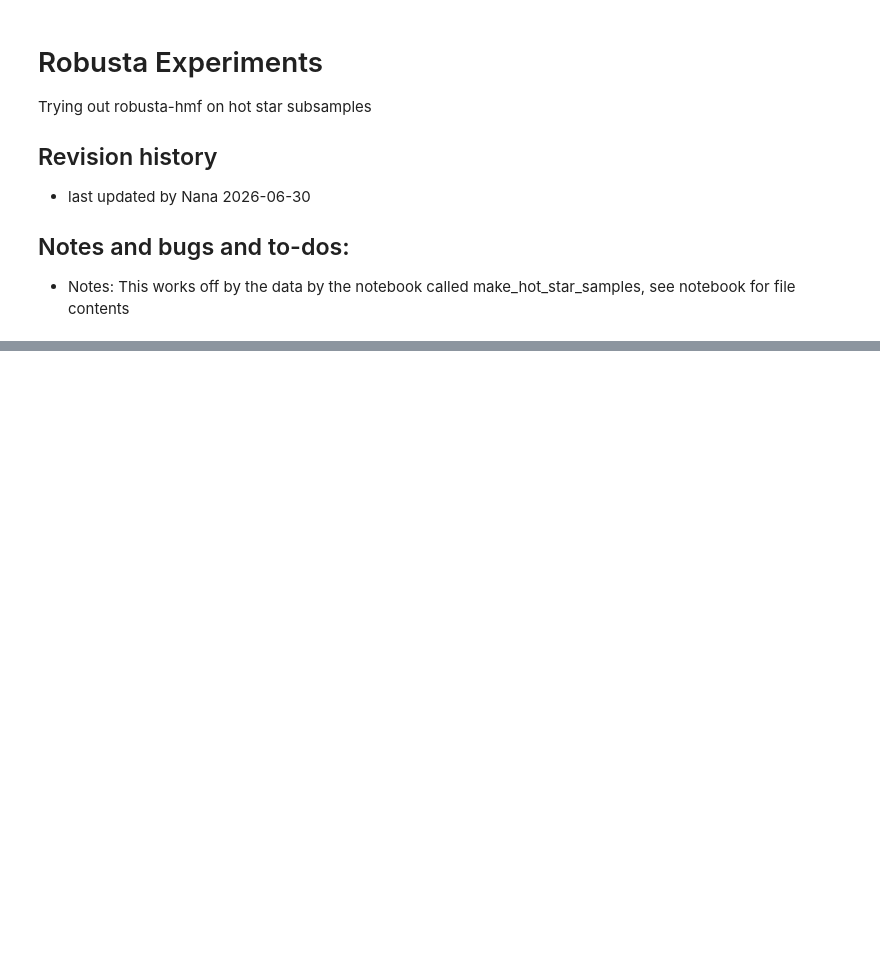
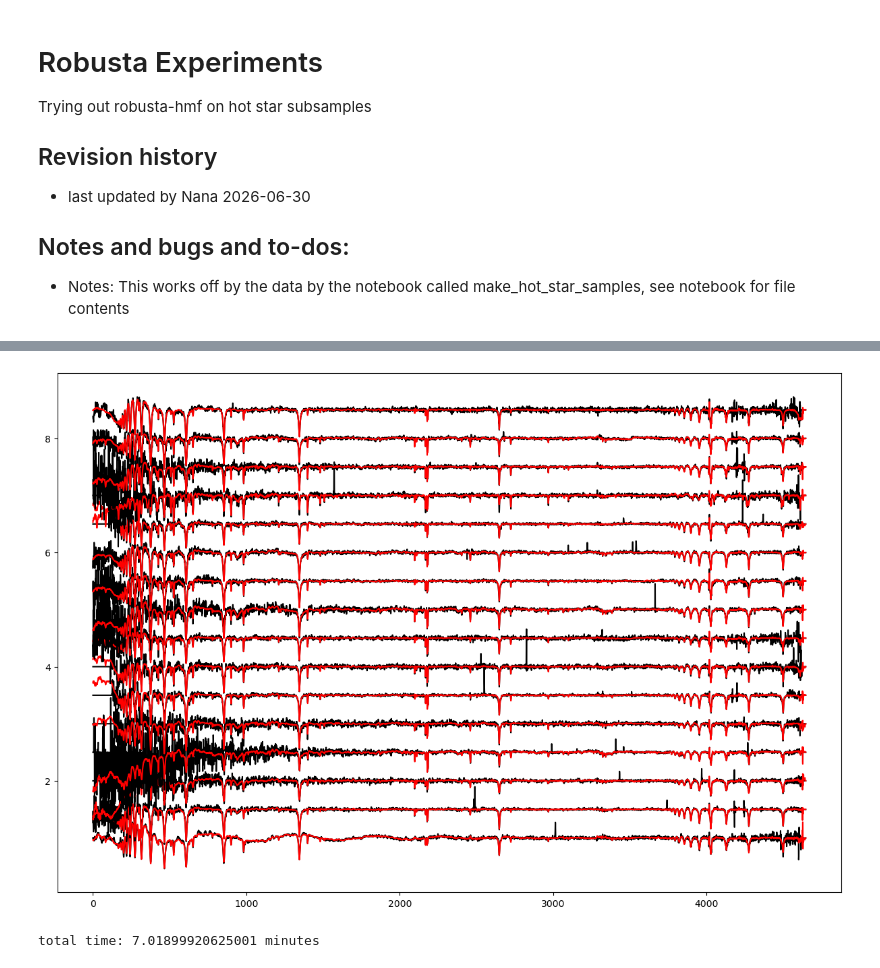
Before and after one commit to nanamiller/EmissionLineStars, a Jupyter notebook: notebooks/robusta_experiments.ipynb, the cells around one changed output, grey strips where cells are left out. Drawn from its saved outputs; the diff is of its cells as text; code cells hidden in the pictures; blank space fills up the shorter version.

```diff
--- a/notebooks/robusta_experiments.ipynb
+++ b/notebooks/robusta_experiments.ipynb
@@ -146,14 +195,21 @@ print(synth.shape)
 # %%
 # plot examples
-f = plt.figure(figsize=(15, 12))
+f = plt.figure(figsize=(15, 10))
 offset = 0.5
 for i in range(16):
     f.gca().plot(data[Bindx[i]] + i * offset, color="k")
     f.gca().plot(synth[i] + i * offset, color="r")
-plt.savefig('example_robosuta_hmf.png', dpi=300, bbox_inches='tight')
+#plt.savefig('example_robosuta_hmf.png', dpi=300, bbox_inches='tight')
+# %% [output]
+[figure, added]
 # %%
 #make pickle for hogg
 
 # file_prefix = "data_weights_subsample_2026-06-29"
 # with open(file_prefix + ".pkl", "wb") as file:
 #     pickle.dump((data[Aindx], weights[Aindx]), file)
+# %%
+end = time.perf_counter()
+print("total time:", (end - start)/60, "minutes")
+# %% [output]
+total time: 7.01899920625001 minutes
```
Also changed, not shown: parts of 13 cells of this notebook.
